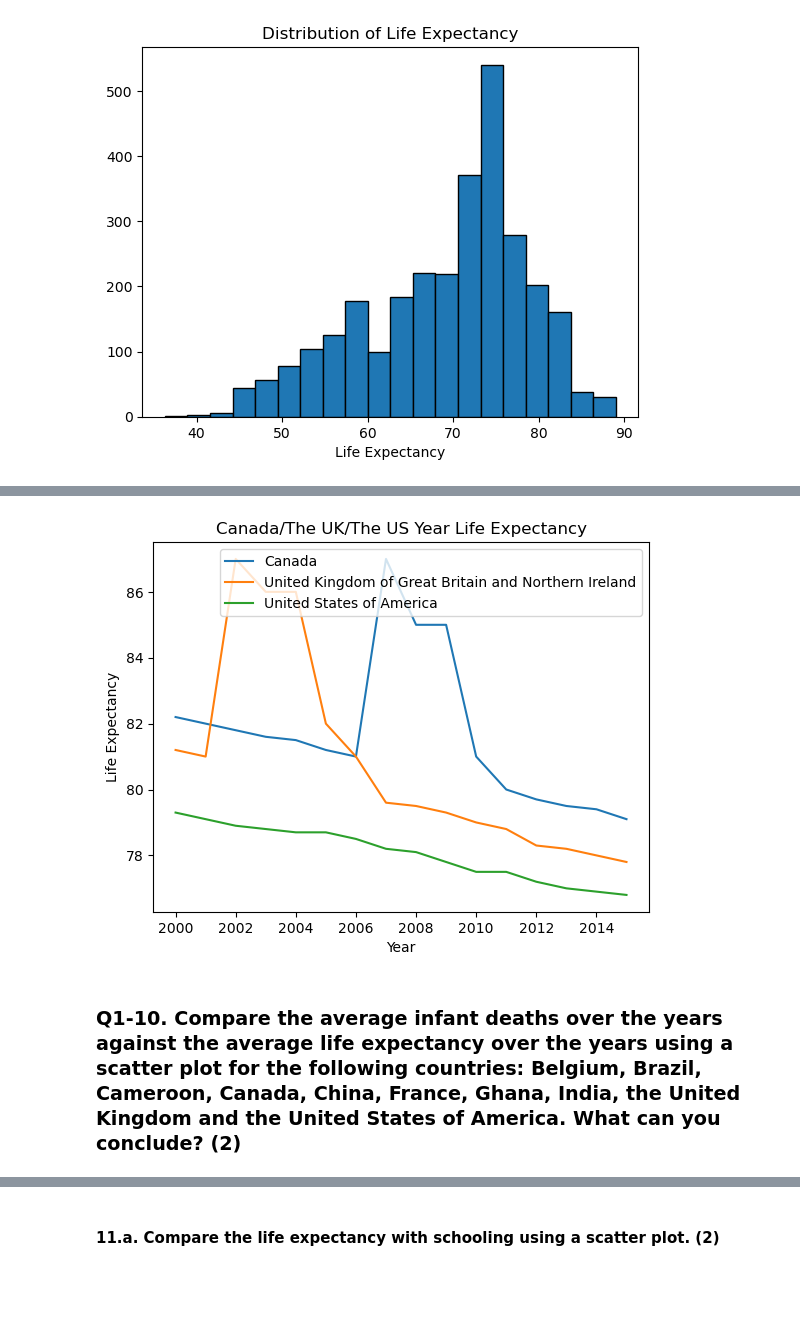
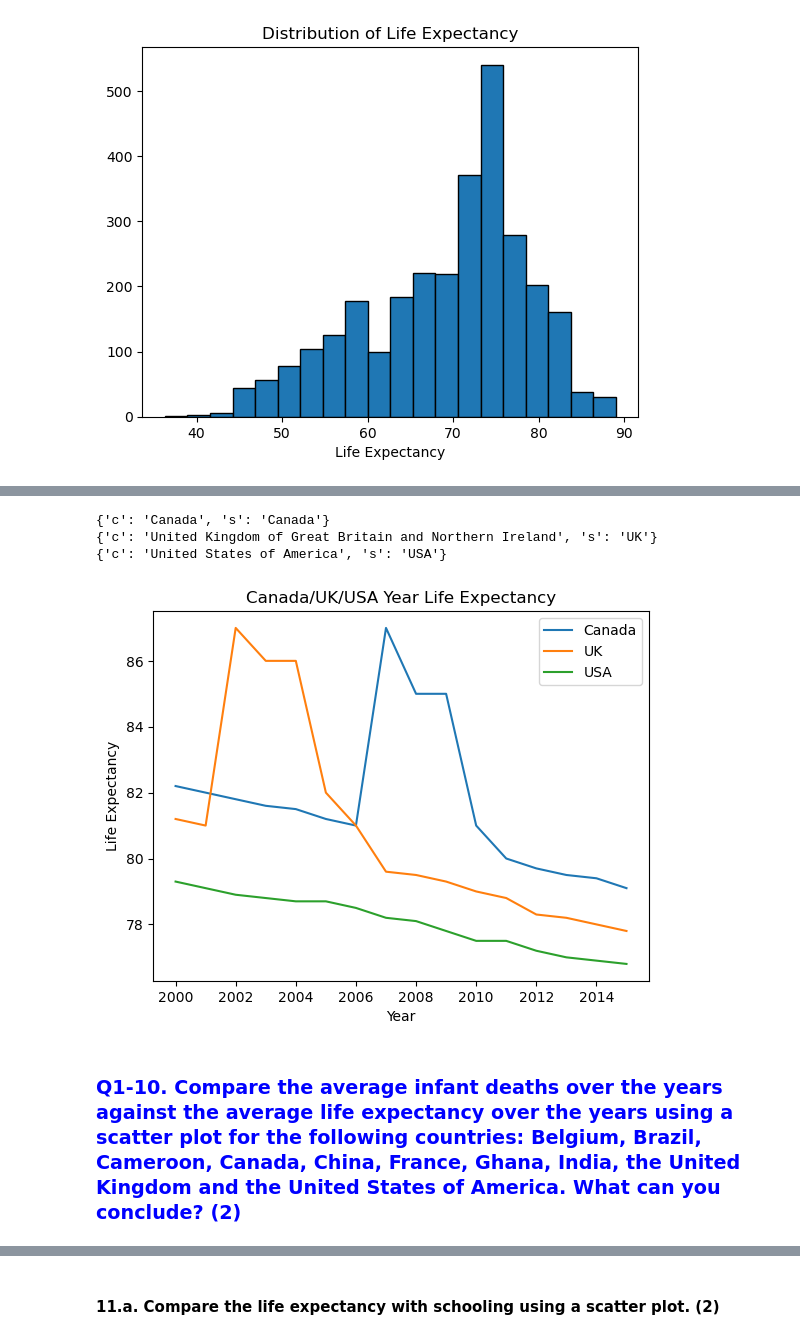
Before and after one commit to denglinghua/test-lab, a Jupyter notebook: da_assignment/DA_Assignment_2.ipynb, the cells around one changed output, grey strips where cells are left out. Drawn from its saved outputs; the diff is of its cells as text; code cells hidden in the pictures; blank space fills up the shorter version.

```diff
--- a/da_assignment/DA_Assignment_2.ipynb
+++ b/da_assignment/DA_Assignment_2.ipynb
@@ -229,17 +278,33 @@ plt.show()
 # %%
-countries = ['Canada', 'United Kingdom of Great Britain and Northern Ireland', 'United States of America']
+countries = ['Canada', 'United Kingdom of Great Britain and Northern Ireland/UK', 'United States of America/USA']
+# some countries have a long name
+# config a short name for chart displaying
+def country_info(country):
+    items = country.split('/')
+    c = country
+    s = c
+    if len(items) > 1:
+        c = items[0]
+        s = items[1]
+    return {'c':c, 's':s}
+
 start = 2000
 end = 2015
 for country in countries:
-    data = df[(df['Country'] == country) & (df['Year'].between(start, end))]['Life expectancy']
-    plt.plot(list(range(start, end + 1)), data, label=country)
+    c_info = country_info(country)
+    print(c_info)
+    data = df[(df['Country'] == c_info['c']) & (df['Year'].between(start, end))]['Life expectancy']
+    plt.plot(list(range(start, end + 1)), data, label=c_info['s'])
 
-plt.title('Canada/The UK/The US Year Life Expectancy')
+plt.title('Canada/UK/USA Year Life Expectancy')
 plt.xlabel('Year')
 plt.ylabel('Life Expectancy')
 plt.legend()
 plt.show()
 # %% [output]
+{'c': 'Canada', 's': 'Canada'}
+{'c': 'United Kingdom of Great Britain and Northern Ireland', 's': 'UK'}
+{'c': 'United States of America', 's': 'USA'}
-[figure, old version]
+[figure, new version]
 # %% [markdown]
-### Q1-10. Compare the average infant deaths over the years against the average life expectancy over the years using a scatter plot for the following countries: Belgium, Brazil, Cameroon, Canada, China, France, Ghana, India, the United Kingdom and the United States of America. What can you conclude? (2)
+### <span style="color:blue">Q1-10. Compare the average infant deaths over the years against the average life expectancy over the years using a scatter plot for the following countries: Belgium, Brazil, Cameroon, Canada, China, France, Ghana, India, the United Kingdom and the United States of America. What can you conclude? (2)</span>
```
Also changed, not shown: parts of 28 cells of this notebook.
